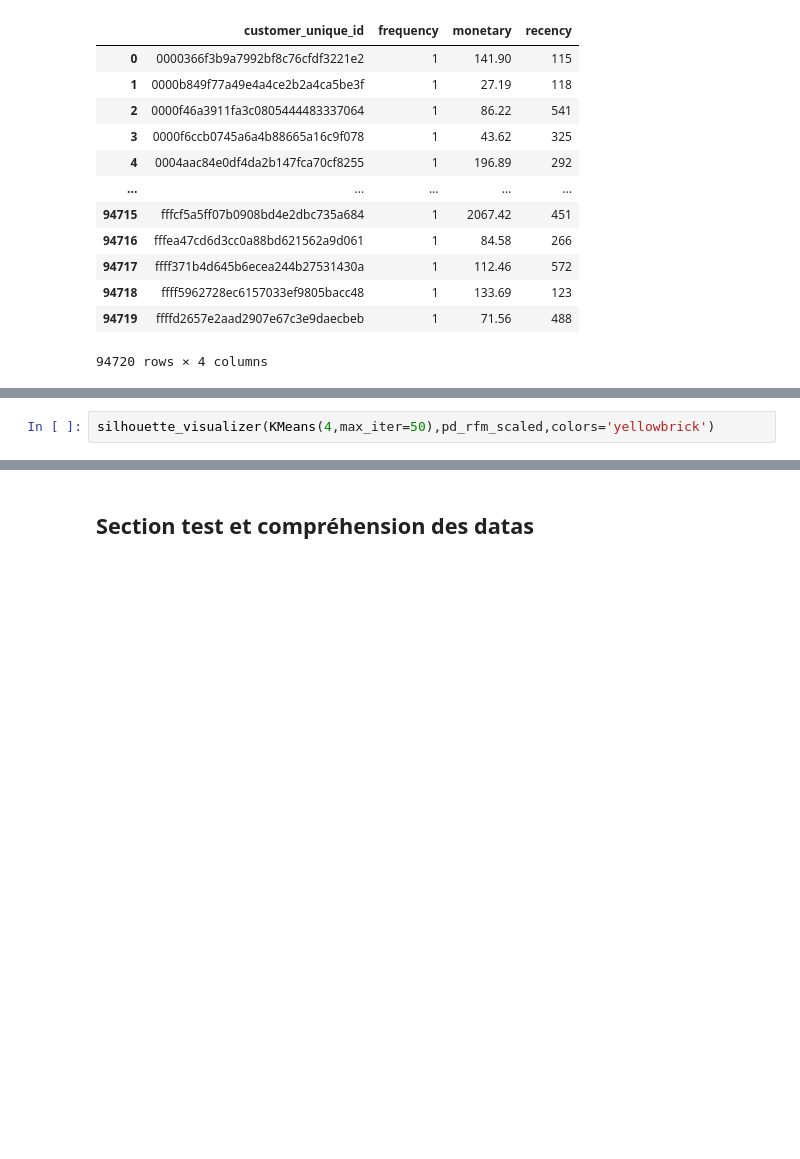
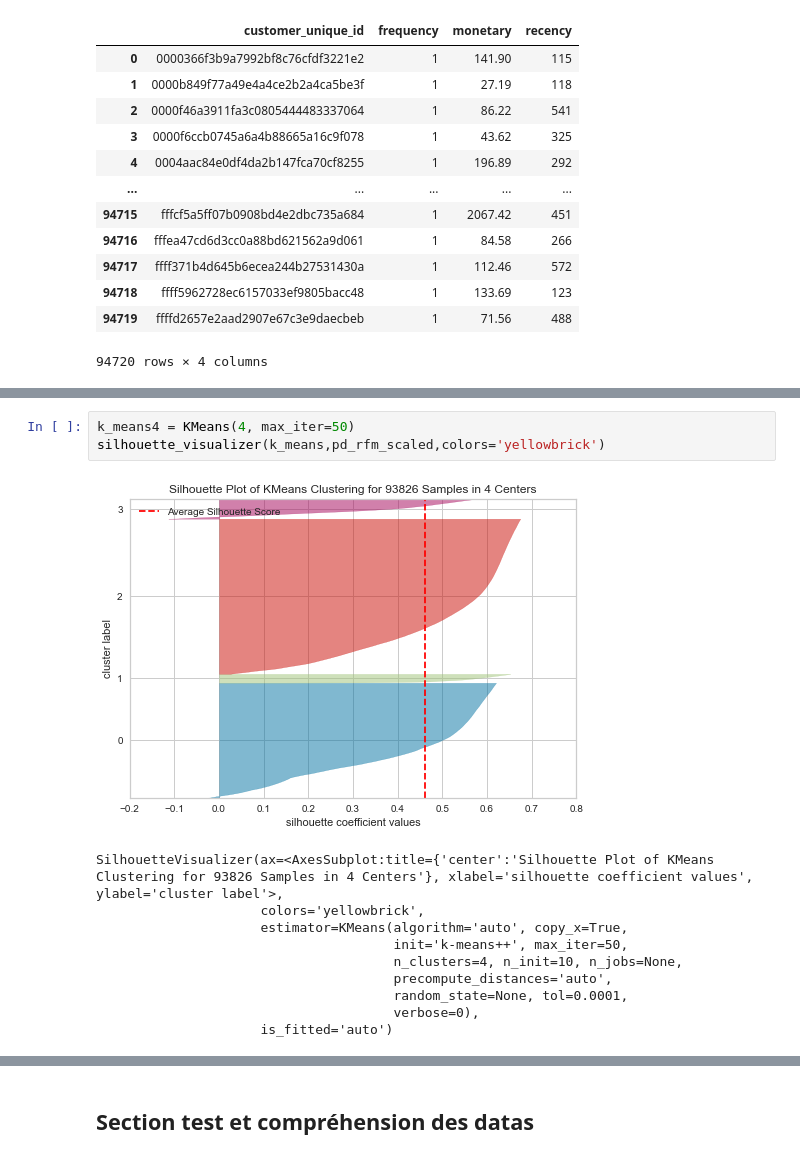
Before and after one commit to ibrahim-sayhan/clustring, a Jupyter notebook: ProjetAI2_ClusteringForLubmarine.ipynb, the cells around one changed output, grey strips where cells are left out. Drawn from its saved outputs; the diff is of its cells as text; blank space fills up the shorter version.

```diff
--- a/ProjetAI2_ClusteringForLubmarine.ipynb
+++ b/ProjetAI2_ClusteringForLubmarine.ipynb
@@ -500,2 +516,14 @@ SilhouetteVisualizer(ax=<AxesSubplot:title={'center':'Silhouette Plot of KMeans
 # %%
-silhouette_visualizer(KMeans(4,max_iter=50),pd_rfm_scaled,colors='yellowbrick')
+k_means4 = KMeans(4, max_iter=50)
+silhouette_visualizer(k_means,pd_rfm_scaled,colors='yellowbrick')
+# %% [output]
+[figure, added]
+SilhouetteVisualizer(ax=<AxesSubplot:title={'center':'Silhouette Plot of KMeans Clustering for 93826 Samples in 4 Centers'}, xlabel='silhouette coefficient values', ylabel='cluster label'>,
+                     colors='yellowbrick',
+                     estimator=KMeans(algorithm='auto', copy_x=True,
+                                      init='k-means++', max_iter=50,
+                                      n_clusters=4, n_init=10, n_jobs=None,
+                                      precompute_distances='auto',
+                                      random_state=None, tol=0.0001,
+                                      verbose=0),
+                     is_fitted='auto')
```
Also changed, not shown: parts of 17 cells of this notebook.
